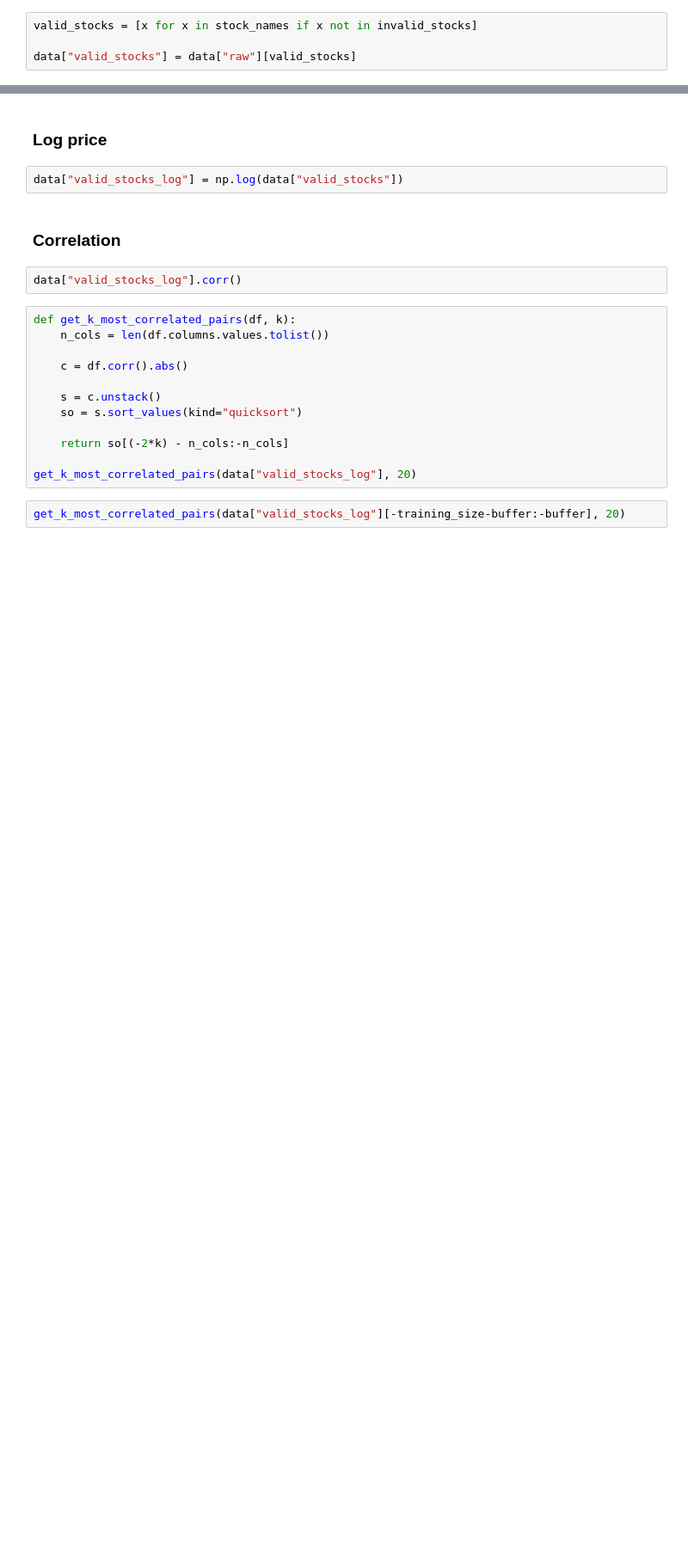
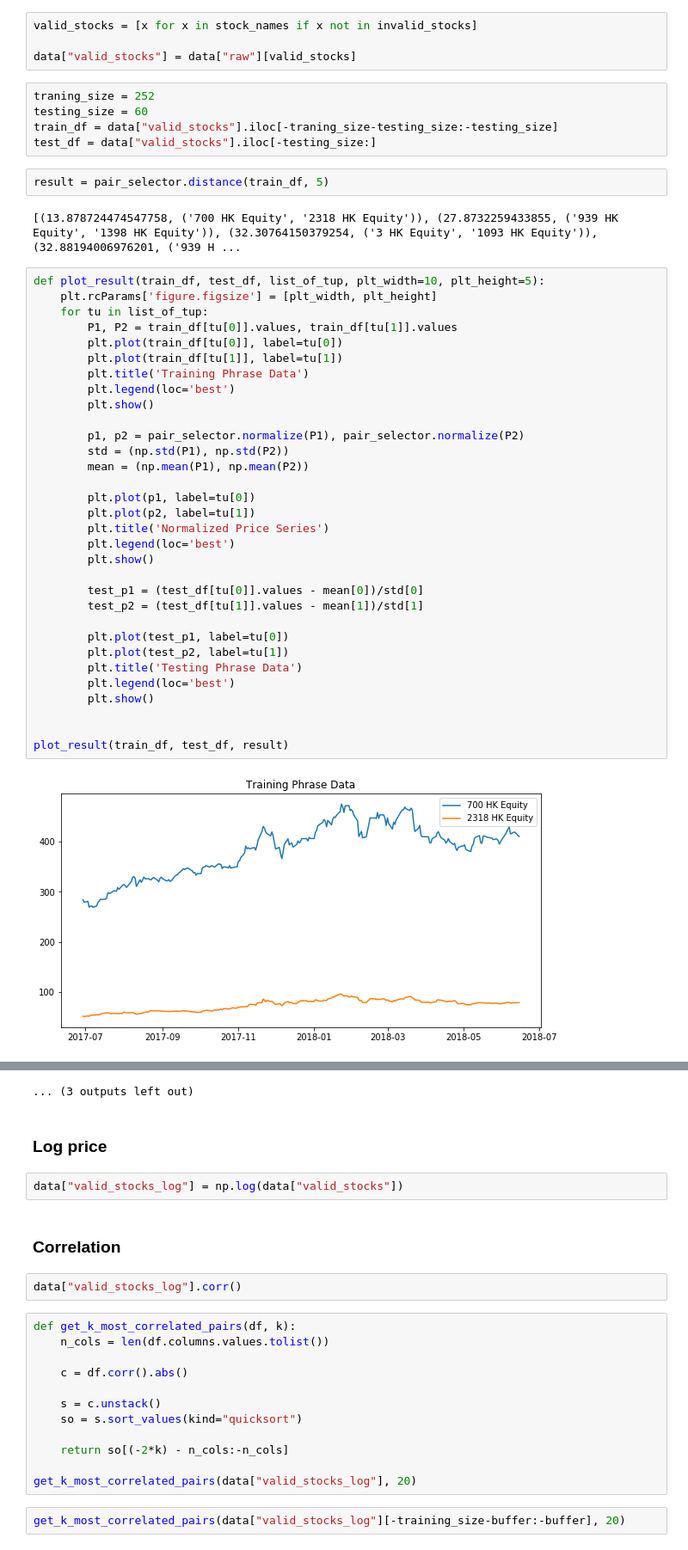
Before and after one commit to wywongbd/pairstrade-fyp-2019, a Jupyter notebook: jupyter-py/Load-bloomberg-data.ipynb, the cells around one changed output, grey strips where cells are left out. Shown at 86% size. Cells and saved outputs as stored; diff of their text form; blank space fills up the shorter version.

Commit message:
finished distance method.

```diff
--- a/jupyter-py/Load-bloomberg-data.ipynb
+++ b/jupyter-py/Load-bloomberg-data.ipynb
@@ -30,3 +43,46 @@ invalid_stocks
 valid_stocks = [x for x in stock_names if x not in invalid_stocks]
 
 data["valid_stocks"] = data["raw"][valid_stocks]
+# %%
+traning_size = 252
+testing_size = 60
+train_df = data["valid_stocks"].iloc[-traning_size-testing_size:-testing_size]
+test_df = data["valid_stocks"].iloc[-testing_size:]
+# %%
+result = pair_selector.distance(train_df, 5)
+# %% [output]
+[(13.878724474547758, ('700 HK Equity', '2318 HK Equity')), (27.8732259433855, ('939 HK Equity', '1398 HK Equity')), (32.30764150379254, ('3 HK Equity', '1093 HK Equity')), (32.88194006976201, ('939 H ...
+# %%
+def plot_result(train_df, test_df, list_of_tup, plt_width=10, plt_height=5):
+    plt.rcParams['figure.figsize'] = [plt_width, plt_height]
+    for tu in list_of_tup:
+        P1, P2 = train_df[tu[0]].values, train_df[tu[1]].values
+        plt.plot(train_df[tu[0]], label=tu[0])
+        plt.plot(train_df[tu[1]], label=tu[1])
+        plt.title('Training Phrase Data')
+        plt.legend(loc='best')
+        plt.show()
+
+        p1, p2 = pair_selector.normalize(P1), pair_selector.normalize(P2)
+        std = (np.std(P1), np.std(P2))
+        mean = (np.mean(P1), np.mean(P2))
+
+        plt.plot(p1, label=tu[0])
+        plt.plot(p2, label=tu[1])
+        plt.title('Normalized Price Series')
+        plt.legend(loc='best')
+        plt.show()
+
+        test_p1 = (test_df[tu[0]].values - mean[0])/std[0]
+        test_p2 = (test_df[tu[1]].values - mean[1])/std[1]
+
+        plt.plot(test_p1, label=tu[0])
+        plt.plot(test_p2, label=tu[1])
+        plt.title('Testing Phrase Data')
+        plt.legend(loc='best')
+        plt.show()
+
+
+plot_result(train_df, test_df, result)
+# %% [output]
+[figure, added]
@@ -33,3 +100,4 @@ data["valid_stocks"] = data["raw"][valid_stocks]
+... (3 outputs left out)
 # %% [markdown]
 ### Log price
 # %%
```
Also changed, not shown: parts of 4 cells of this notebook, 1 other file.
